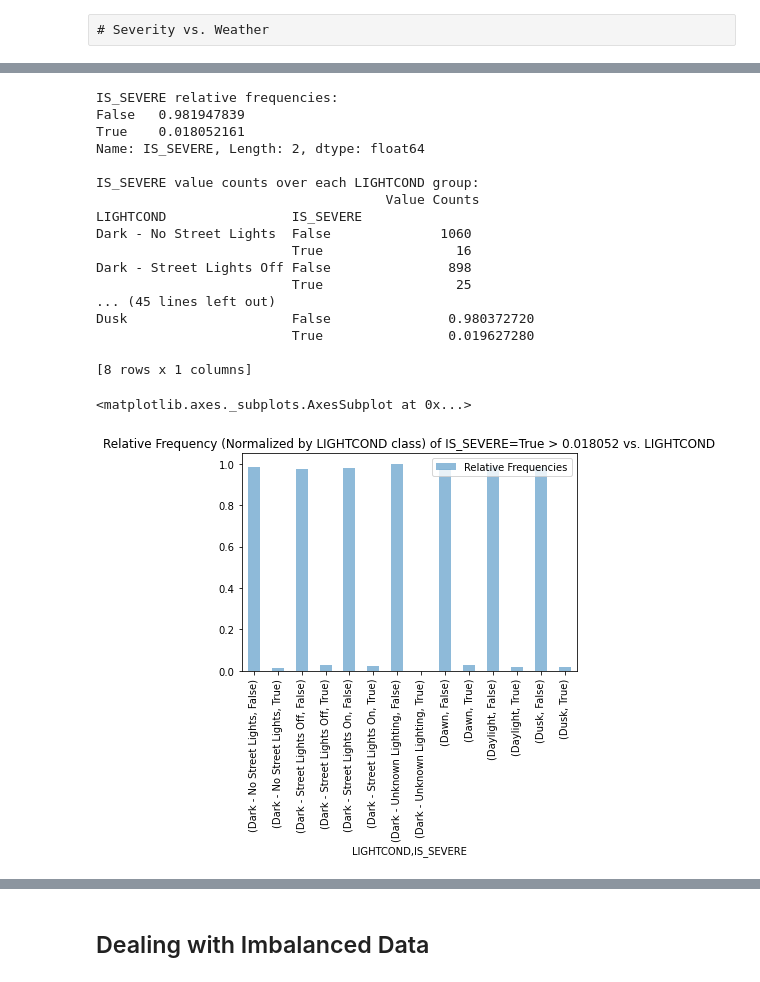
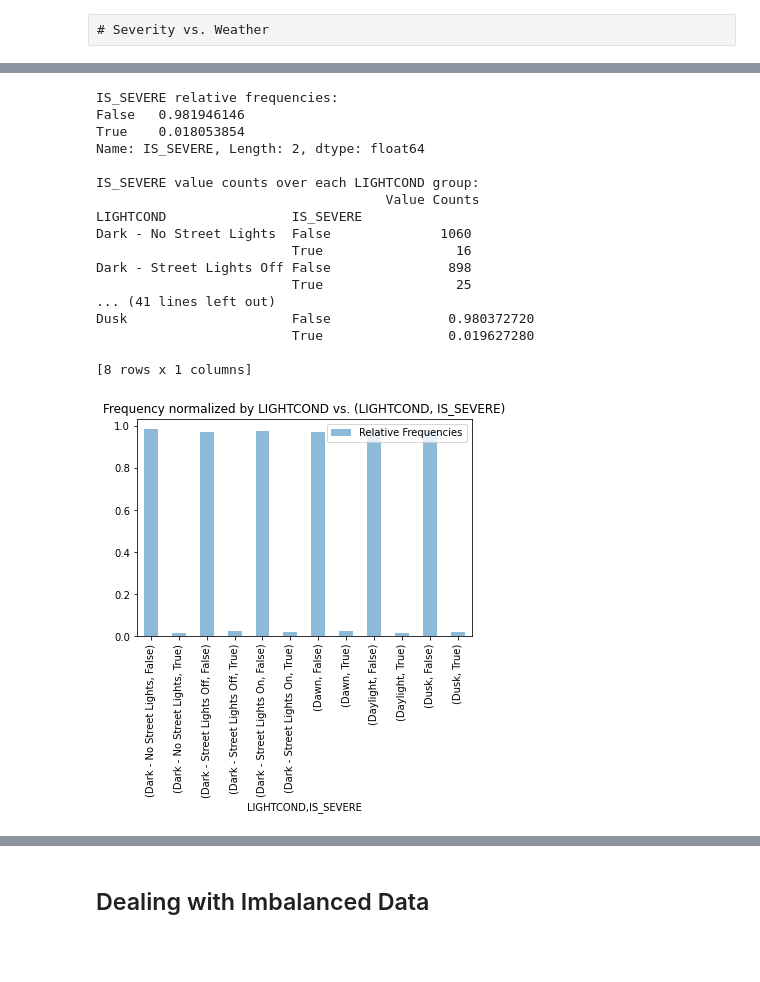
Before and after one commit to cbates79/Coursera_Capstone, a Jupyter notebook: Predicting Motor Vehicle Accident Severity in Seattle, Washington by Oversampling Minority Classes to Achieve Balanced Training Data.ipynb, the cells around one changed output, grey strips where cells are left out. Drawn from its saved outputs; the diff is of its cells as text; code cells hidden in the pictures; blank space fills up the shorter version.

```diff
--- a/Predicting Motor Vehicle Accident Severity in Seattle, Washington by Oversampling Minority Classes to Achieve Balanced Training Data.ipynb
+++ b/Predicting Motor Vehicle Accident Severity in Seattle, Washington by Oversampling Minority Classes to Achieve Balanced Training Data.ipynb
@@ -235,7 +235,10 @@ df_unknowns_converted_to_nan.replace(to_replace=\
     {"ST_COLCODE": "0",\
      "WEATHER": "Other",\
      "ROADCOND": "Other",\
-     "LIGHTCOND": "Other",}, value=np.nan, inplace=True, limit=None, regex=False, method='pad')
+     "LIGHTCOND": "Other"}, value=np.nan, inplace=True, limit=None, regex=False, method='pad')
+
+df_unknowns_converted_to_nan.replace(to_replace=\
+    {"LIGHTCOND": "Dark - Unknown Lighting"}, value=np.nan, inplace=True, limit=None, regex=False, method='pad')
 # %%
 print_elapsed_time(notebook_start_time)
 # %% [output]
@@ -284,6 +287,7 @@ list_of_columns_to_drop = ["ADDRTYPE",\
                            "EXCEPTRSNDESC",\
                            "SEVERITYDESC",\
                            "PERSONCOUNT",\
+                           "VEHCOUNT",\
                            "INJURIES",\
                            "SERIOUSINJURIES",\
                            "FATALITIES",\
@@ -654,8 +743,8 @@ print('IS_SEVERE relative frequencies normalized over each LIGHTCOND group,\n',\
       df_frequencies_by_lightcond[df_frequencies_by_lightcond.xs(True, level=1, axis=0) > severity_frequency_cutoff].dropna(), sep='')
 # %% [output]
 IS_SEVERE relative frequencies:
-False   0.981947839
-True    0.018052161
+False   0.981946146
+True    0.018053854
 Name: IS_SEVERE, Length: 2, dtype: float64
 
 IS_SEVERE value counts over each LIGHTCOND group:
@@ -665,16 +754,13 @@ Dark - No Street Lights  False              1060
                          True                 16
 Dark - Street Lights Off False               898
                          True                 25
-... (45 lines left out)
+... (41 lines left out)
 Dusk                     False               0.980372720
                          True                0.019627280
 
 [8 rows x 1 columns]
 # %%
-df_frequencies_by_lightcond.plot.bar(alpha=.5,\
-                                    title='Relative Frequency (Normalized by LIGHTCOND class) of IS_SEVERE=True > %f vs. LIGHTCOND'%\
-                                    (severity_frequency_cutoff))
+ax = df_frequencies_by_lightcond.plot.bar(alpha=.5, title='Frequency normalized by LIGHTCOND vs. (LIGHTCOND, IS_SEVERE)')
 # %% [output]
-<matplotlib.axes._subplots.AxesSubplot at 0x...>
-[figure, old version]
+[figure, new version]
 # %%
```
Also changed, not shown: parts of 87 cells of this notebook.
